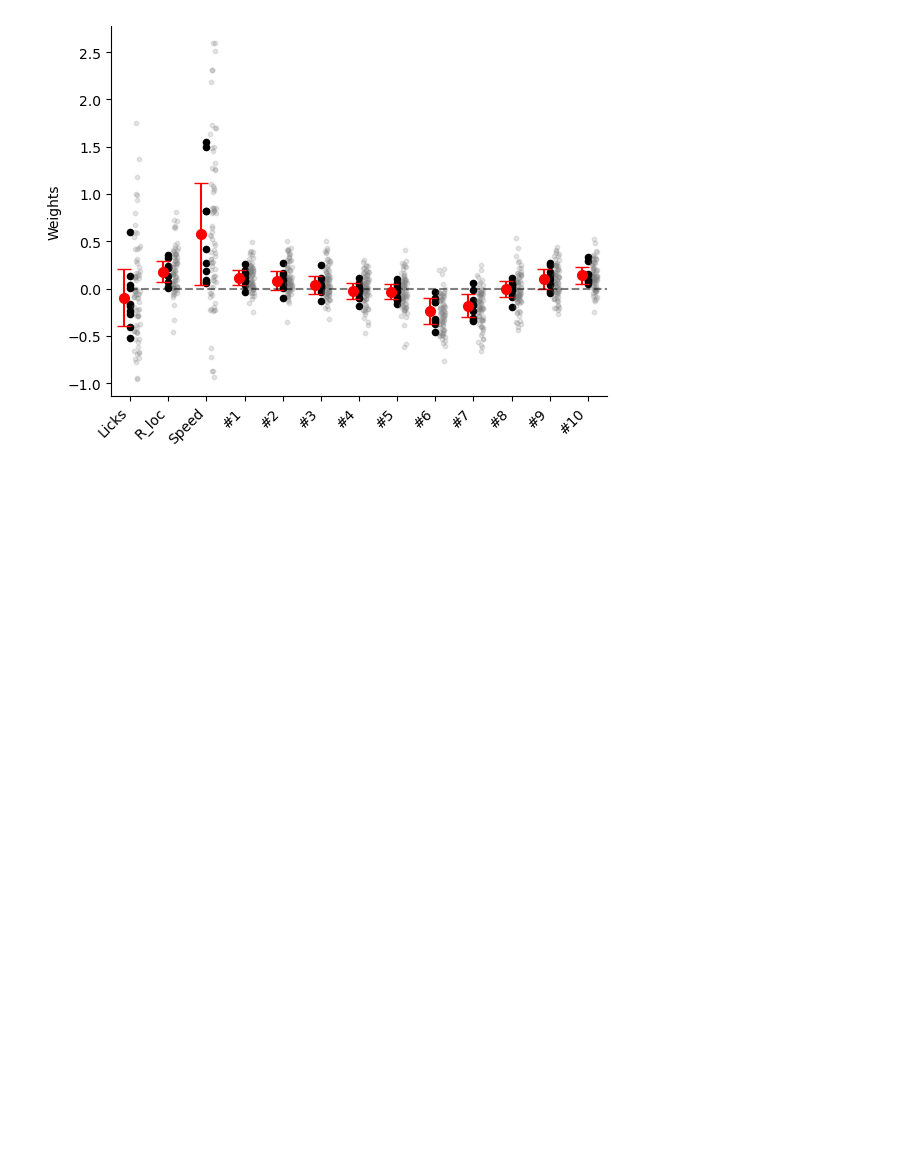
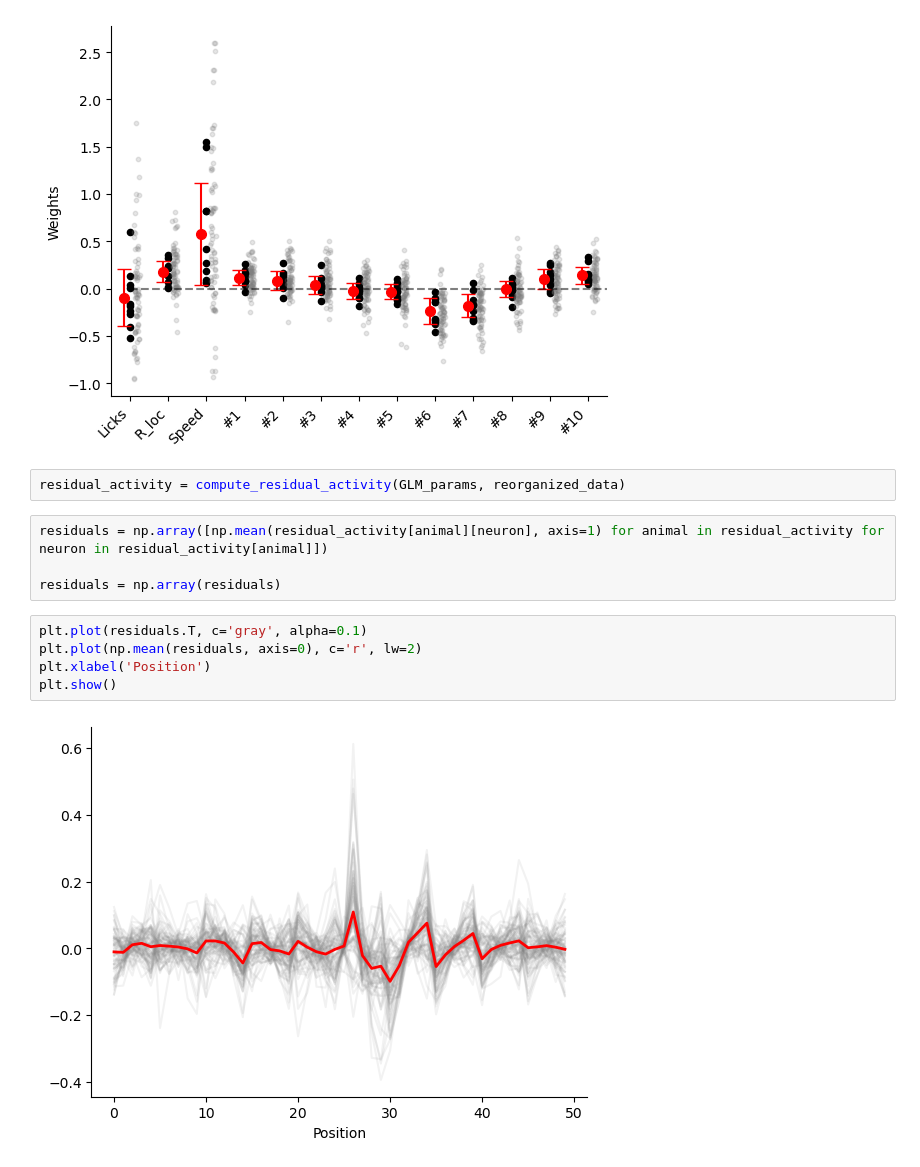
Before and after one commit to Milstein-Lab/CA1-interneuron-GLM, a Jupyter notebook: GLM_analysis_scratchpad2.ipynb, the cells around one changed output. Drawn from its saved outputs; the diff is of its cells as text; blank space fills up the shorter version.

Commit message:
added func to compute residual activity

```diff
--- a/GLM_analysis_scratchpad2.ipynb
+++ b/GLM_analysis_scratchpad2.ipynb
@@ -76,3 +74,16 @@ fig.savefig('figures/delta_weights_summary.png', dpi=300)
 plot_GLM_summary_data(GLM_params, variable_list, ax=None)
 # %% [output]
 [figure]
+# %%
+residual_activity = compute_residual_activity(GLM_params, reorganized_data)
+# %%
+residuals = np.array([np.mean(residual_activity[animal][neuron], axis=1) for animal in residual_activity for neuron in residual_activity[animal]])
+
+residuals = np.array(residuals)
+# %%
+plt.plot(residuals.T, c='gray', alpha=0.1)
+plt.plot(np.mean(residuals, axis=0), c='r', lw=2)
+plt.xlabel('Position')
+plt.show()
+# %% [output]
+[figure, added]
```
Also changed, not shown: parts of 3 cells of this notebook, 1 other file.
